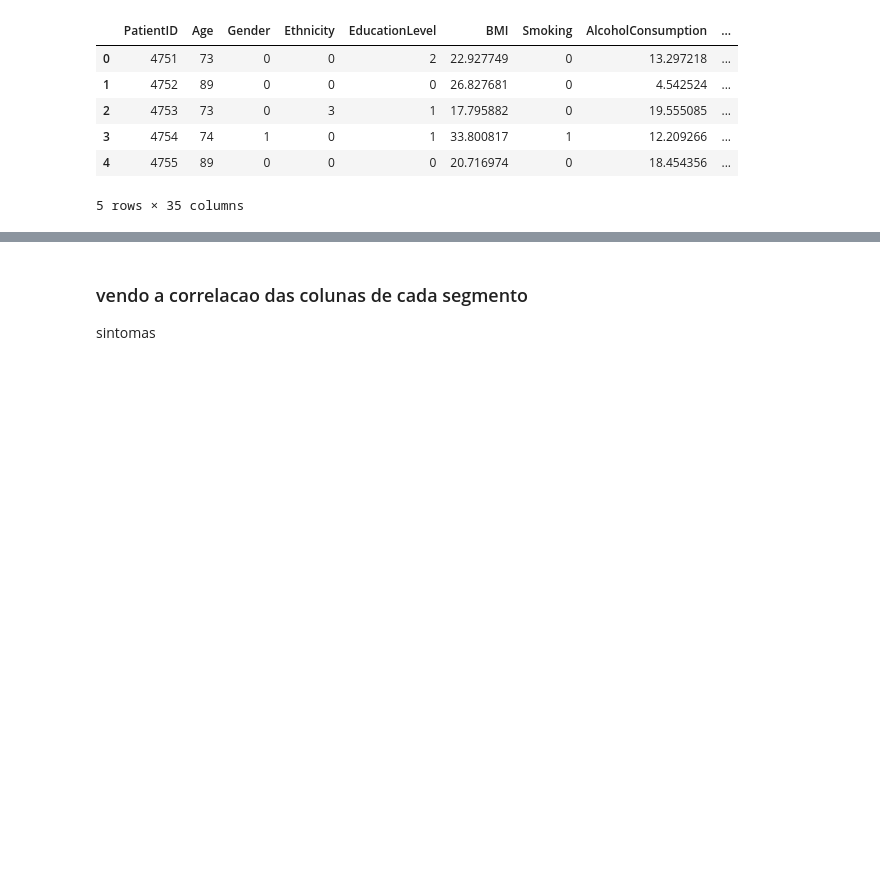
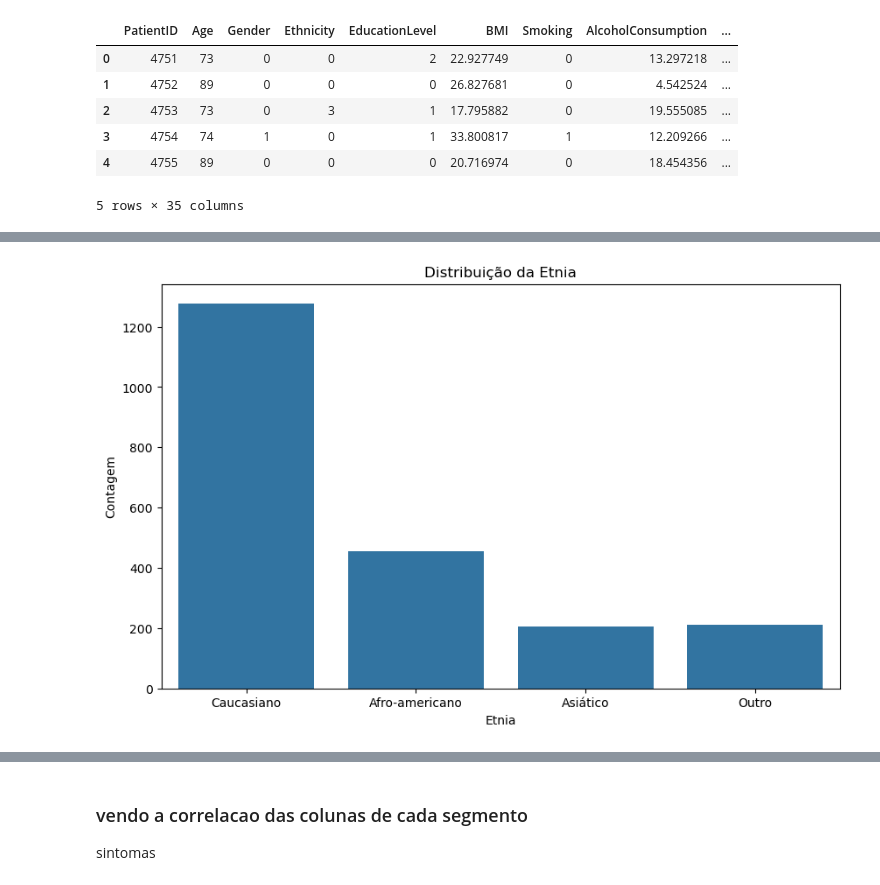
Before and after one commit to pedrolucas27/cdd-alzheimer, a Jupyter notebook: Trabalho1.ipynb, the cells around one changed output, grey strips where cells are left out. Cells and saved outputs as stored; diff of their text form; code cells hidden in the pictures; blank space fills up the shorter version.

```diff
--- a/Trabalho1.ipynb
+++ b/Trabalho1.ipynb
@@ -102,0 +108,12 @@ sns.heatmap(corr)
+# %%
+
+# Distribuição da Etnia
+plt.figure(figsize=(10, 6))
+sns.countplot(data=data, x='Ethnicity')
+plt.title('Distribuição da Etnia')
+plt.xlabel('Etnia')
+plt.ylabel('Contagem')
+plt.xticks([0, 1, 2, 3], ['Caucasiano', 'Afro-americano', 'Asiático', 'Outro'])
+plt.show()
+# %% [output]
+[figure, added]
```
Also changed, not shown: parts of 43 cells of this notebook, 1 other file.
